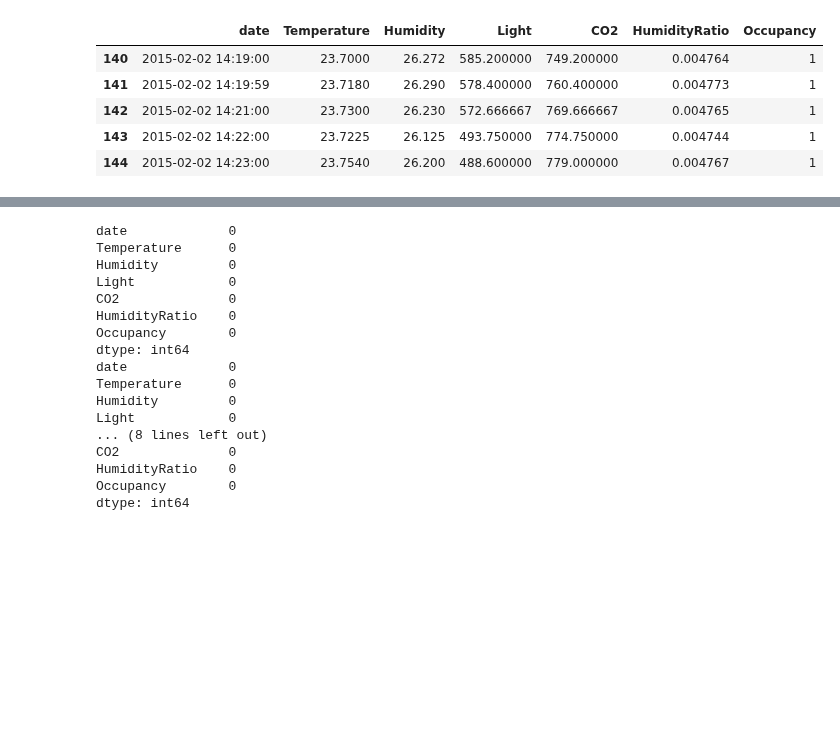
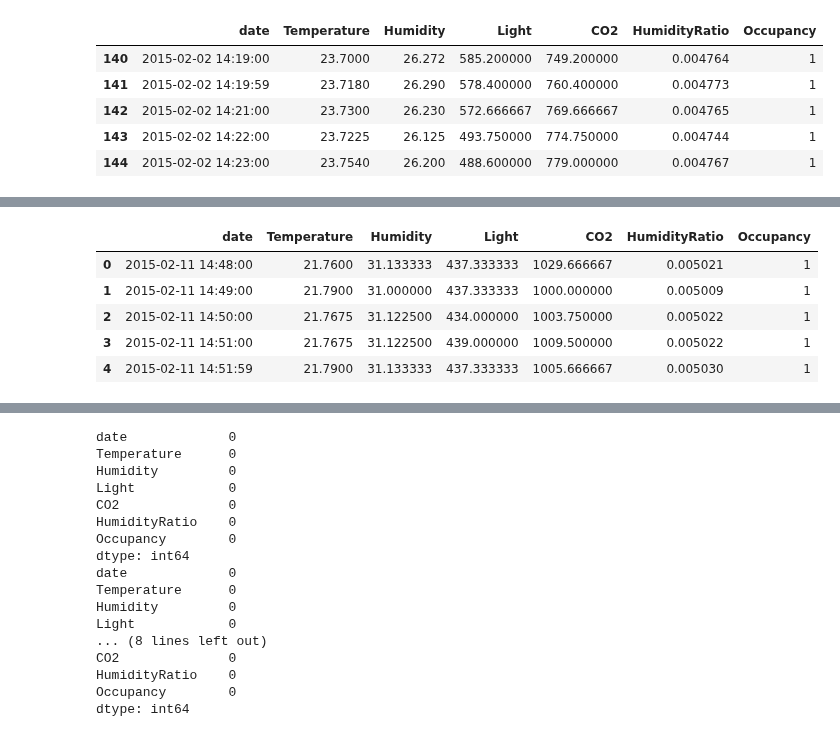
Before and after one commit to Mortti11/Deep_Learning, a Jupyter notebook: CNN_Times_series/Prepro.ipynb, the cells around one changed output, grey strips where cells are left out. Cells and saved outputs as stored; diff of their text form; code cells hidden in the pictures; blank space fills up the shorter version.

```diff
--- a/CNN_Times_series/Prepro.ipynb
+++ b/CNN_Times_series/Prepro.ipynb
@@ -54,3 +77,14 @@ df_test.head()
+# %%
+df_test['date'] = pd.to_datetime(df_test["date"])
+df_test = df_test.sort_values("date").reset_index(drop=True)
+df_test.head()
+# %% [output]
+|  | date | Temperature | Humidity | Light | CO2 | HumidityRatio | Occupancy |
+| 0 | 2015-02-11 14:48:00 | 21.7600 | 31.133333 | 437.333333 | 1029.666667 | 0.005021 | 1 |
+| 1 | 2015-02-11 14:49:00 | 21.7900 | 31.000000 | 437.333333 | 1000.000000 | 0.005009 | 1 |
+| 2 | 2015-02-11 14:50:00 | 21.7675 | 31.122500 | 434.000000 | 1003.750000 | 0.005022 | 1 |
+| 3 | 2015-02-11 14:51:00 | 21.7675 | 31.122500 | 439.000000 | 1009.500000 | 0.005022 | 1 |
+| 4 | 2015-02-11 14:51:59 | 21.7900 | 31.133333 | 437.333333 | 1005.666667 | 0.005030 | 1 |
 # %%
 df_train.info()
 # %% [output]
```
Also changed, not shown: parts of 9 cells of this notebook.
